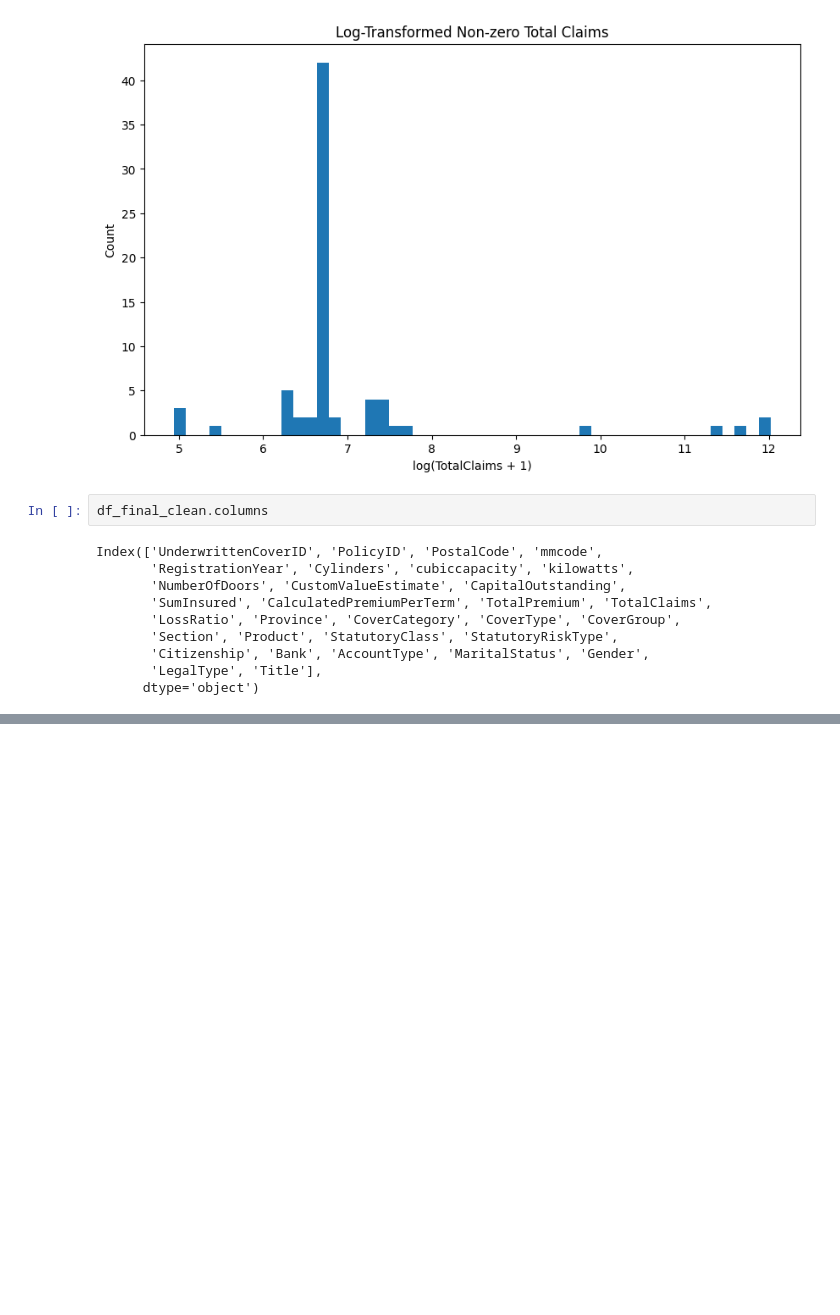
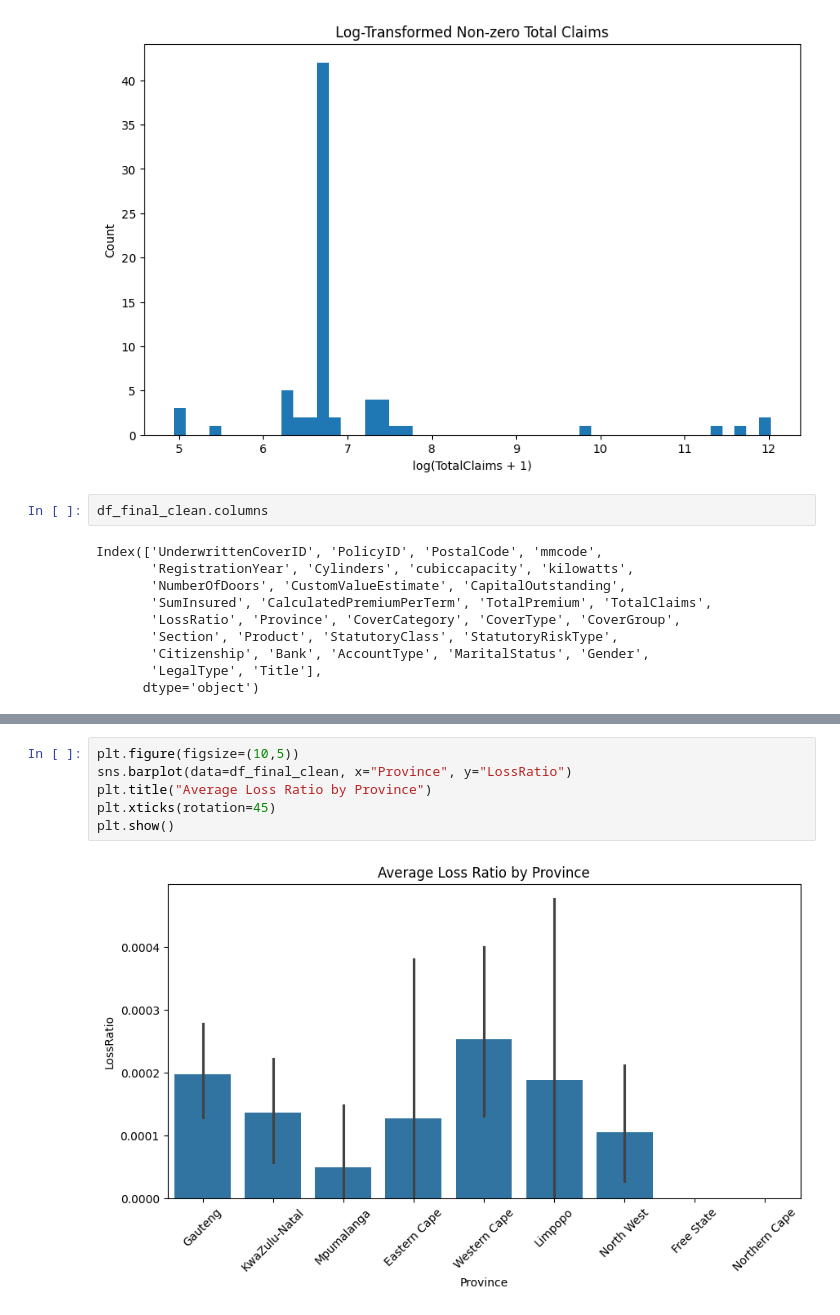
Before and after one commit to Feven777/Risk-Analytics-Predictive-Modeling, a Jupyter notebook: notebook/EDA_task1.ipynb, the cells around one changed output, grey strips where cells are left out. Drawn from its saved outputs; the diff is of its cells as text; blank space fills up the shorter version.

```diff
--- a/notebook/EDA_task1.ipynb
+++ b/notebook/EDA_task1.ipynb
@@ -284,0 +285,8 @@ plt.show()
+# %%
+plt.figure(figsize=(10,5))
+sns.barplot(data=df_final_clean, x="Province", y="LossRatio")
+plt.title("Average Loss Ratio by Province")
+plt.xticks(rotation=45)
+plt.show()
+# %% [output]
+[figure, added]
```
Also changed, not shown: parts of 5 cells of this notebook.
